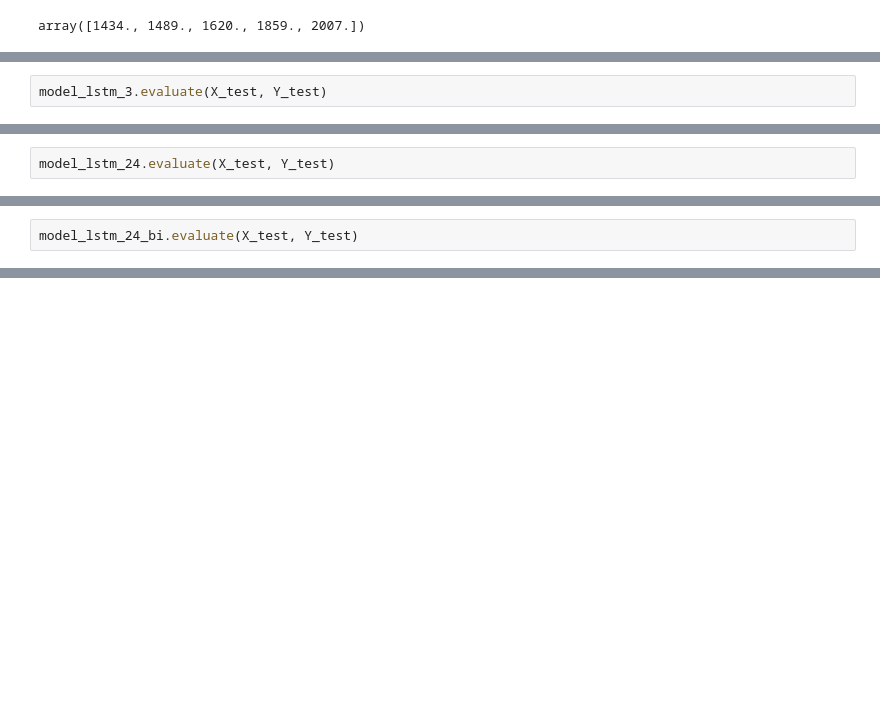
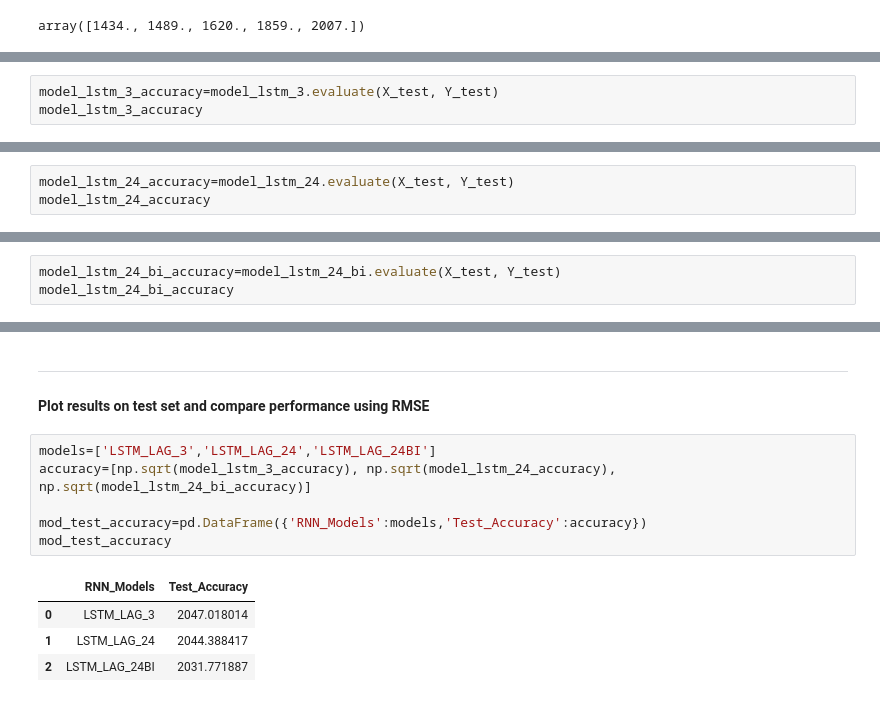
Before and after one commit to kshitij-mittal/uchicago_codebase, a Jupyter notebook: 06_MachineLearning/06_RNNs_LSTMs/ML_Assignment7_RNNs_kshitijm.ipynb, the cells around one changed output, grey strips where cells are left out. Saved outputs shown, nothing was run; the diff lists cells and outputs as text; blank space fills up the shorter version.

```diff
--- a/06_MachineLearning/06_RNNs_LSTMs/ML_Assignment7_RNNs_kshitijm.ipynb
+++ b/06_MachineLearning/06_RNNs_LSTMs/ML_Assignment7_RNNs_kshitijm.ipynb
@@ -499,4 +523,5 @@ Epoch 20/20
 <keras.callbacks.History at 0x...>
 # %%
-model_lstm_3.evaluate(X_test, Y_test)
+model_lstm_3_accuracy=model_lstm_3.evaluate(X_test, Y_test)
+model_lstm_3_accuracy
 # %% [output]
@@ -555,4 +581,5 @@ Epoch 20/20
 <keras.callbacks.History at 0x...>
 # %%
-model_lstm_24.evaluate(X_test, Y_test)
+model_lstm_24_accuracy=model_lstm_24.evaluate(X_test, Y_test)
+model_lstm_24_accuracy
 # %% [output]
@@ -597,4 +626,5 @@ Epoch 20/20
 <keras.callbacks.History at 0x...>
 # %%
-model_lstm_24_bi.evaluate(X_test, Y_test)
+model_lstm_24_bi_accuracy=model_lstm_24_bi.evaluate(X_test, Y_test)
+model_lstm_24_bi_accuracy
 # %% [output]
@@ -602,0 +633,14 @@ model_lstm_24_bi.evaluate(X_test, Y_test)
+# %% [markdown]
+----
+#### Plot results on test set and compare performance using RMSE
+# %%
+models=['LSTM_LAG_3','LSTM_LAG_24','LSTM_LAG_24BI']
+accuracy=[np.sqrt(model_lstm_3_accuracy), np.sqrt(model_lstm_24_accuracy), np.sqrt(model_lstm_24_bi_accuracy)]
+
+mod_test_accuracy=pd.DataFrame({'RNN_Models':models,'Test_Accuracy':accuracy})
+mod_test_accuracy
+# %% [output]
+|  | RNN_Models | Test_Accuracy |
+| 0 | LSTM_LAG_3 | 2047.018014 |
+| 1 | LSTM_LAG_24 | 2044.388417 |
+| 2 | LSTM_LAG_24BI | 2031.771887 |
```
Also changed, not shown: parts of 19 cells of this notebook, 1 other file.
